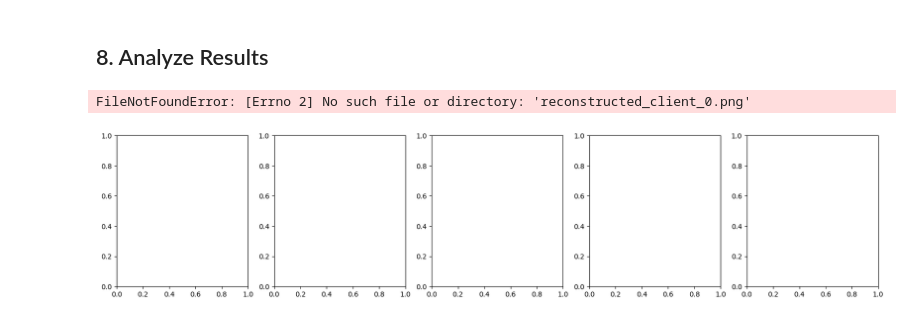
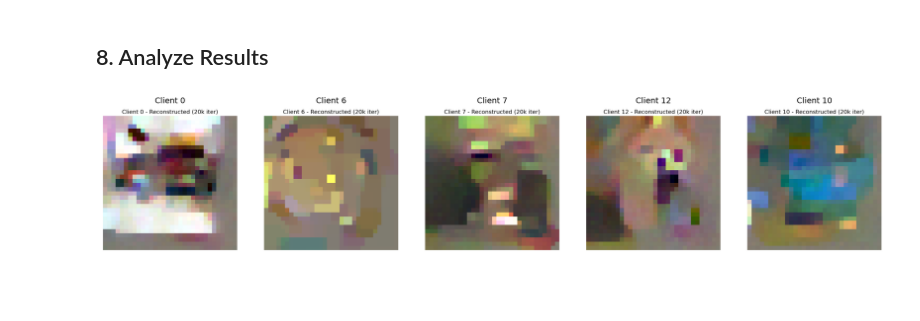
Before and after one commit to imaddde867/Sec_Federated_Learning, a Jupyter notebook: attacks/gradient_reconstruction.ipynb, the cells around one changed output. Saved outputs shown, nothing was run; the diff lists cells and outputs as text; code cells hidden in the pictures; blank space fills up the shorter version.

```diff
--- a/attacks/gradient_reconstruction.ipynb
+++ b/attacks/gradient_reconstruction.ipynb
@@ -214,21 +214,19 @@ ALL 5 CLIENTS COMPLETED!
 # %% [markdown]
 ## 8. Analyze Results
 # %%
+import matplotlib.pyplot as plt
 from PIL import Image
 
 fig, axes = plt.subplots(1, 5, figsize=(20, 4))
 
 for idx, cid in enumerate([0, 6, 7, 12, 10]):
-    img = Image.open(f'reconstructed_client_{cid}.png')
+    img = Image.open(f'reconstructed_client_{cid}_20k.png')  # Added _20k suffix
     axes[idx].imshow(img)
     axes[idx].set_title(f'Client {cid}', fontsize=14)
     axes[idx].axis('off')
 
 plt.tight_layout()
-plt.savefig('all_clients_comparison.png', dpi=150, bbox_inches='tight')
+plt.savefig('all_reconstructions_grid.png', dpi=150, bbox_inches='tight')
 plt.show()
-
-print("✓ Saved: all_clients_comparison.png")
 # %% [output]
-FileNotFoundError: [Errno 2] No such file or directory: 'reconstructed_client_0.png'
-[figure, old version]
+[figure, new version]
```
